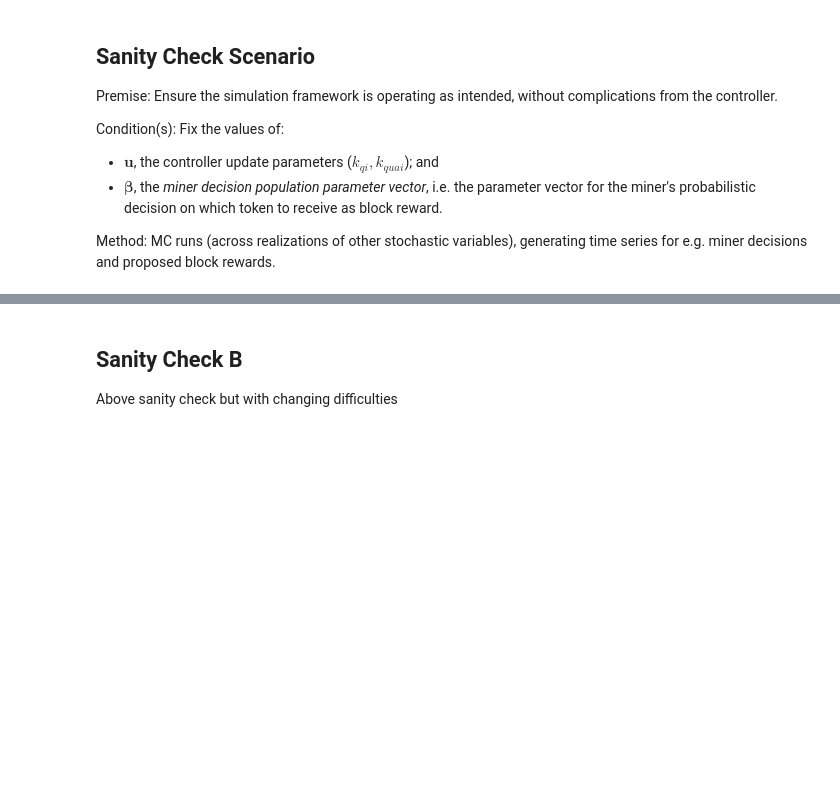
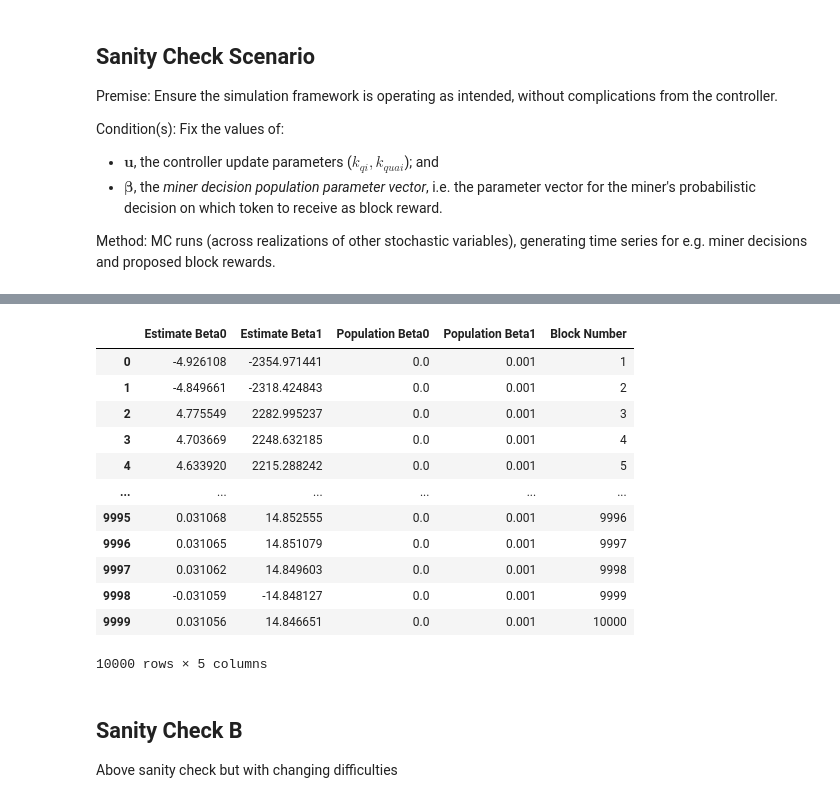
Before and after one commit to dominant-strategies/Quai-Macro-Model, a Jupyter notebook: Spec/Controller Basic Scenarios.ipynb, the cells around one changed output, grey strips where cells are left out. Drawn from its saved outputs; the diff is of its cells as text; code cells hidden in the pictures; blank space fills up the shorter version.

```diff
--- a/Spec/Controller Basic Scenarios.ipynb
+++ b/Spec/Controller Basic Scenarios.ipynb
@@ -53,3 +53,19 @@ Placeholder has no control action options
+# %%
+df
+# %% [output]
+|  | Estimate Beta0 | Estimate Beta1 | Population Beta0 | Population Beta1 | Block Number |
+| 0 | -4.926108 | -2354.971441 | 0.0 | 0.001 | 1 |
+| 1 | -4.849661 | -2318.424843 | 0.0 | 0.001 | 2 |
+| 2 | 4.775549 | 2282.995237 | 0.0 | 0.001 | 3 |
+| 3 | 4.703669 | 2248.632185 | 0.0 | 0.001 | 4 |
+| 4 | 4.633920 | 2215.288242 | 0.0 | 0.001 | 5 |
+| ... | ... | ... | ... | ... | ... |
+| 9995 | 0.031068 | 14.852555 | 0.0 | 0.001 | 9996 |
+| 9996 | 0.031065 | 14.851079 | 0.0 | 0.001 | 9997 |
+| 9997 | 0.031062 | 14.849603 | 0.0 | 0.001 | 9998 |
+| 9998 | -0.031059 | -14.848127 | 0.0 | 0.001 | 9999 |
+| 9999 | 0.031056 | 14.846651 | 0.0 | 0.001 | 10000 |
+10000 rows × 5 columns
 # %% [markdown]
 ## Sanity Check B
 
```
Also changed, not shown: parts of 5 cells of this notebook, 1 other file.
